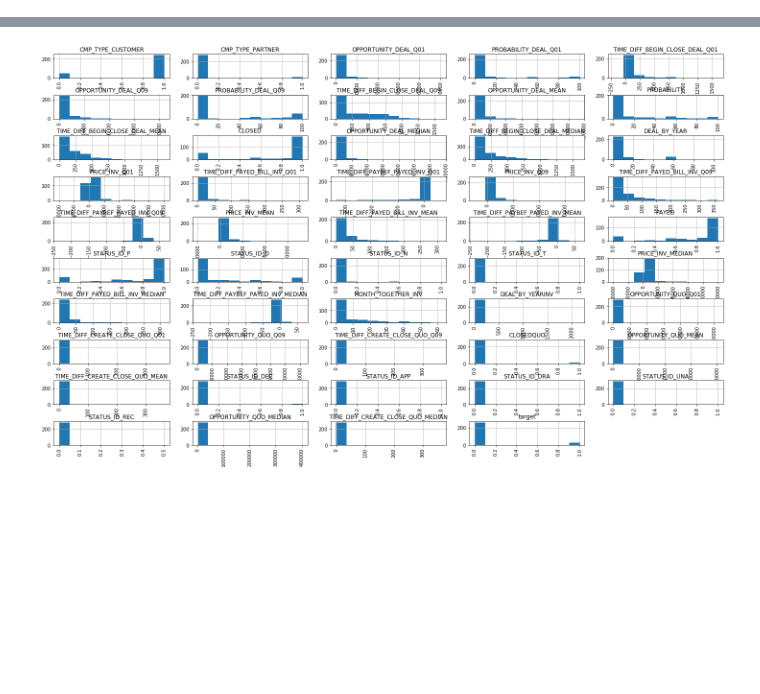
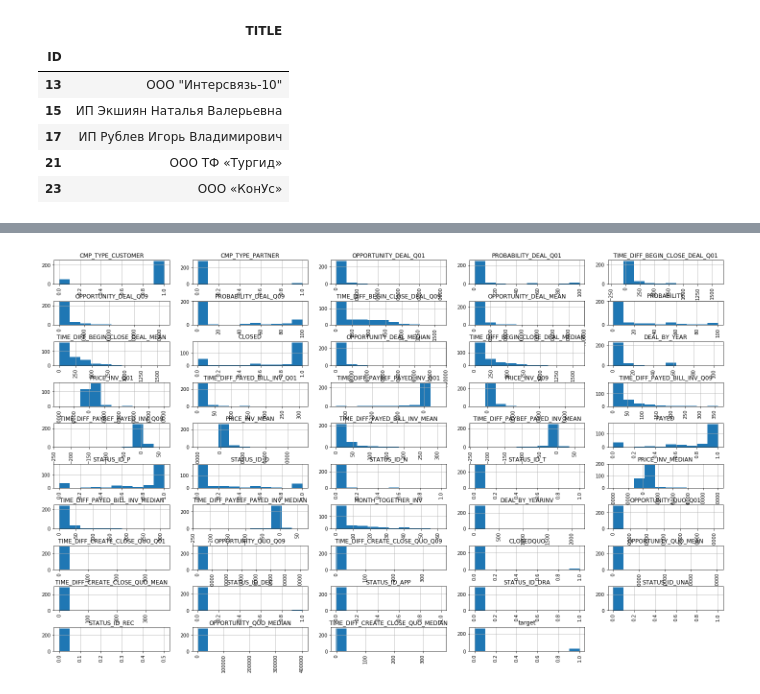
Before and after one commit to bogdanovdya/Clients_Lifetime, a Jupyter notebook: model/Forest.ipynb, the cells around one changed output, grey strips where cells are left out. Drawn from its saved outputs; the diff is of its cells as text; code cells hidden in the pictures; blank space fills up the shorter version.

```diff
--- a/model/Forest.ipynb
+++ b/model/Forest.ipynb
@@ -42,0 +49,12 @@ data_train
+# %%
+title_df = pd.DataFrame(data_train['TITLE'])
+# %%
+title_df.head()
+# %% [output]
+|  | TITLE |
+| ID |  |
+| 13 | ООО "Интерсвязь-10" |
+| 15 | ИП Экшиян Наталья Валерьевна |
+| 17 | ИП Рублев Игорь Владимирович |
+| 21 | ООО ТФ «Тургид» |
+| 23 | ООО «КонУс» |
```
Also changed, not shown: parts of 12 cells of this notebook, 6 other files.
